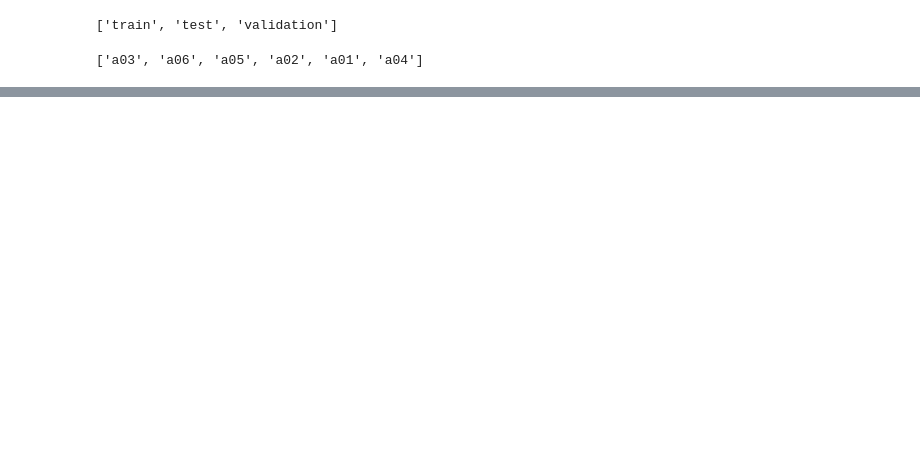
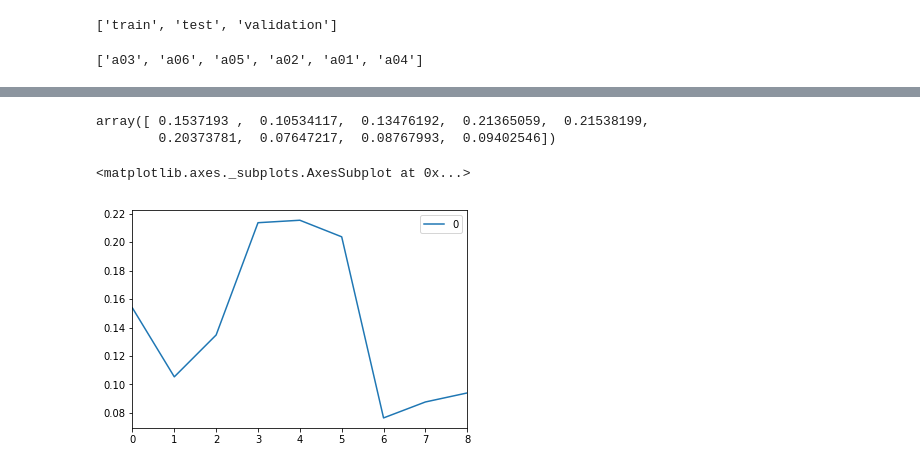
Before and after one commit to etoestja/inf, a Jupyter notebook: mipt/s8/DeepLearning/3/augment.ipynb, the cells around one changed output, grey strips where cells are left out. Saved outputs shown, nothing was run; the diff lists cells and outputs as text; code cells hidden in the pictures; blank space fills up the shorter version.

```diff
--- a/mipt/s8/DeepLearning/3/augment.ipynb
+++ b/mipt/s8/DeepLearning/3/augment.ipynb
@@ -23,6 +29,6 @@ ts.shape
 # %%
-std_res = np.zeros((n_classes, n_features))
-mean_res = np.zeros((n_classes, n_features))
+std_train = np.zeros((n_classes, n_features))
+mean_train = np.zeros((n_classes, n_features))
 # %%
 i = 0
 for cl in sorted(classes):
@@ -63,19 +46,14 @@ for cl in sorted(classes):
 # %%
 files = os.listdir('data/test/')
-std_res = np.zeros((len(files), n_features))
-mean_res = np.zeros((len(files), n_features))
+std_test = np.zeros((n_features))
+mean_test = np.zeros((n_features))
+j = 0
 for f in tqdm(files):
-    fn = 'data/train/' + f
-    ts = pd.read_csv('data/train/{}/{}'.format(cl, f), index_col=0)
+    fn = 'data/test/' + f
+    ts = pd.read_csv(fn, index_col=0)
     ts = ts.as_matrix()
-    std_res[j, :] = ts.std(axis = 0)
-    mean_res[j, :] = ts.mean(axis = 0)
-    #print j, fn
+    std_test += ts.std(axis = 0)
+    mean_test += ts.mean(axis = 0)
     j += 1
-pd.DataFrame(std_res).hist()
-plt.show()
-pd.DataFrame(mean_res).hist()
-plt.show()
-std_res /= len(files)
-mean_res /= len(files)
-i += 1
+std_test /= len(files)
+mean_test /= len(files)
@@ -81,0 +64,11 @@ i += 1
+# %%
+std_ = (std_test ** 2 - std_train.mean(axis = 0) ** 2) ** 0.5
+std_
+# %% [output]
+array([ 0.1537193 ,  0.10534117,  0.13476192,  0.21365059,  0.21538199,
+        0.20373781,  0.07647217,  0.08767993,  0.09402546])
+# %%
+pd.DataFrame(std_).plot()
+# %% [output]
+<matplotlib.axes._subplots.AxesSubplot at 0x...>
+[figure, added]
```
Also changed, not shown: parts of 17 cells of this notebook, 3 other files.
